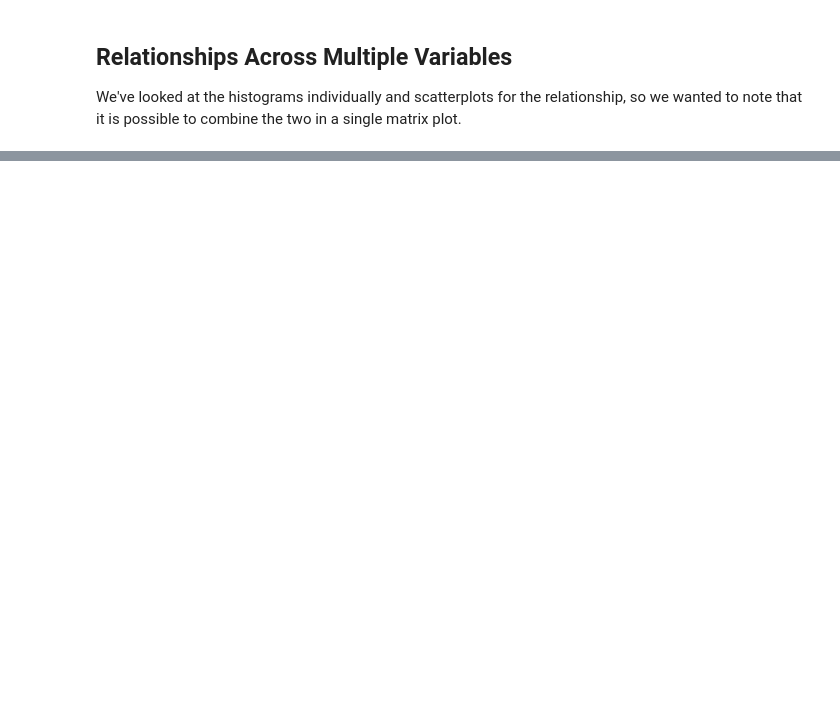
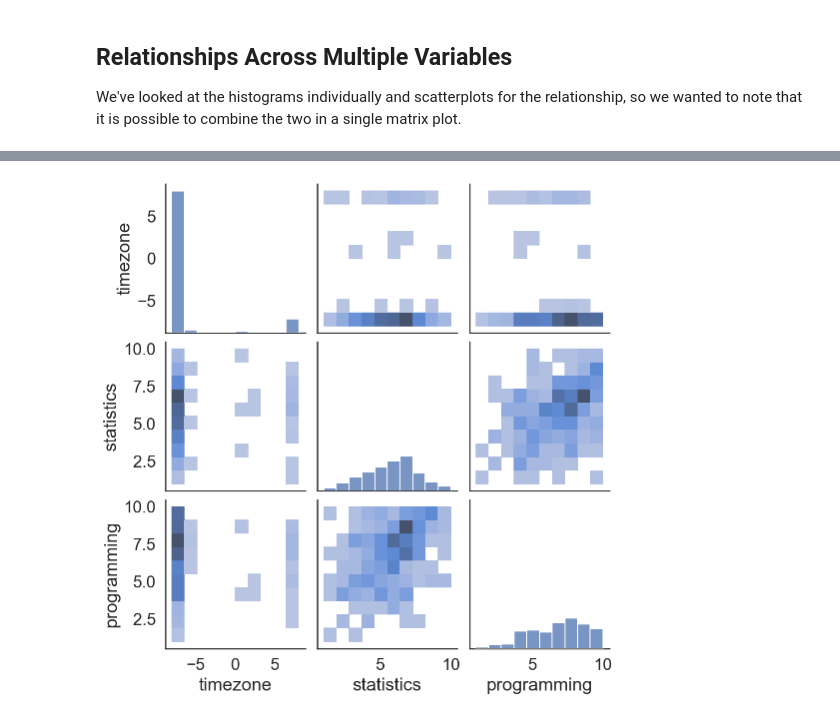
Before and after one commit to COGS108/Lectures-Fa21, a Jupyter notebook: 04_analysis/04_03_EDA.ipynb, the cells around one changed output, grey strips where cells are left out. Cells and saved outputs as stored; diff of their text form; code cells hidden in the pictures; blank space fills up the shorter version.

```diff
--- a/04_analysis/04_03_EDA.ipynb
+++ b/04_analysis/04_03_EDA.ipynb
@@ -423,3 +604,7 @@ pd.plotting.scatter_matrix(df[['timezone','statistics','programming']], figsize=
+# %%
+sns.pairplot(data=df.iloc[:,2:9], kind='hist'); #,kind='kde' or 'hist');
+# %% [output]
+[figure, added]
 # %%
 # co-occurrence matrix
 lang.T.dot(lang)
```
Also changed, not shown: parts of 24 cells of this notebook, 9 other files.
